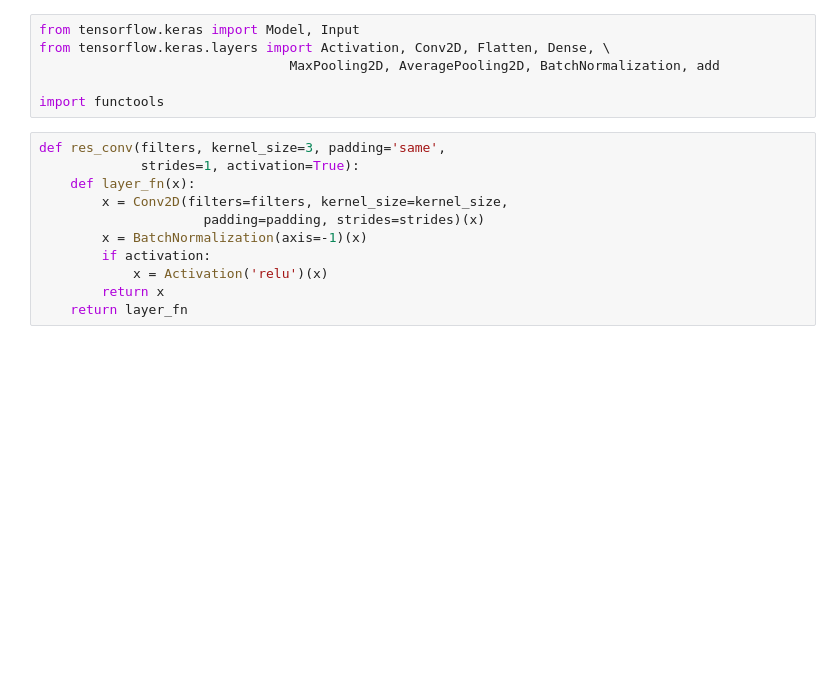
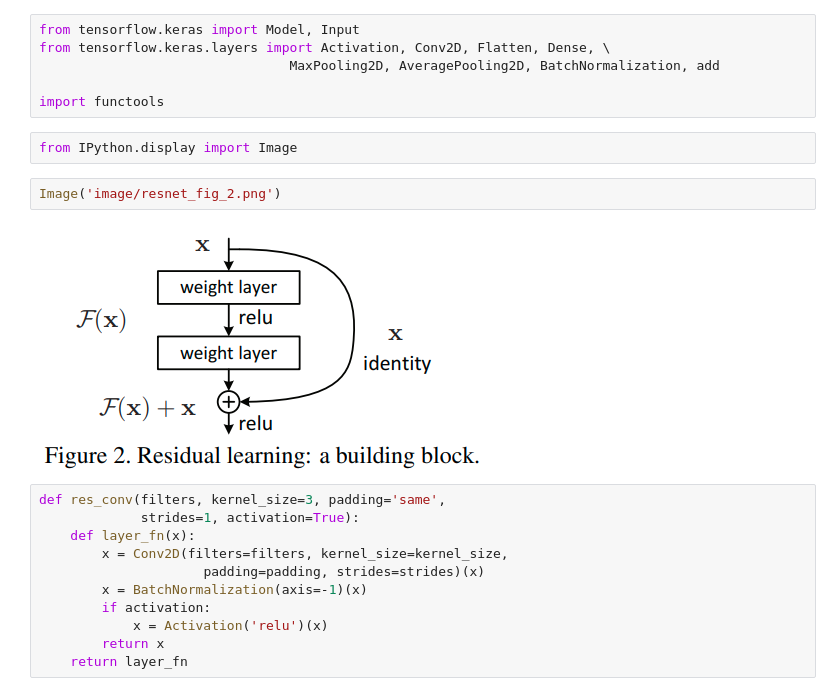
Before and after one commit to MilyangParkJaeHun/PapersWithCode, a Jupyter notebook: BackboneNetwork/ResNet/ResNet.ipynb, the cells around one changed output. Saved outputs shown, nothing was run; the diff lists cells and outputs as text; blank space fills up the shorter version.

Commit message:
Add paper's image

```diff
--- a/BackboneNetwork/ResNet/ResNet.ipynb
+++ b/BackboneNetwork/ResNet/ResNet.ipynb
@@ -16,6 +16,12 @@ from tensorflow.keras.layers import Activation, Conv2D, Flatten, Dense, \
                                 MaxPooling2D, AveragePooling2D, BatchNormalization, add
 
 import functools
+# %%
+from IPython.display import Image
+# %%
+Image('image/resnet_fig_2.png')
+# %% [output]
+[figure, added]
 # %%
 def res_conv(filters, kernel_size=3, padding='same',
              strides=1, activation=True):
```
Also changed, not shown: parts of 3 cells of this notebook, 4 other files.
